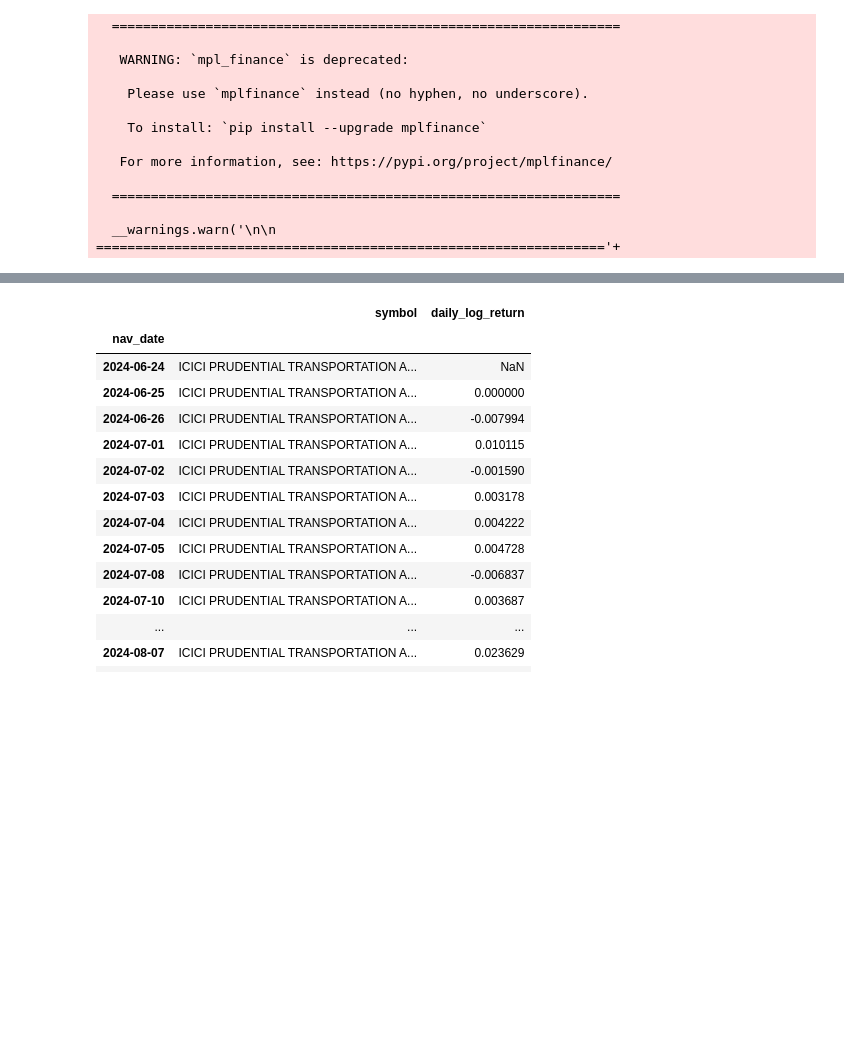
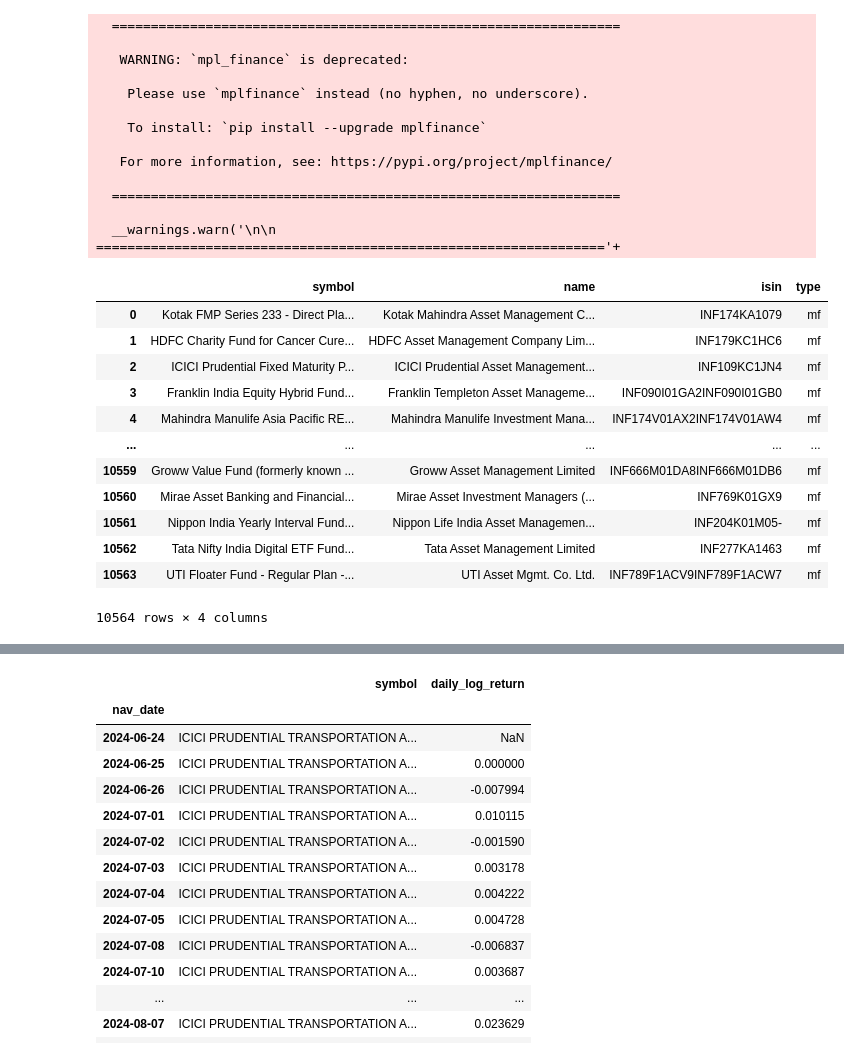
Before and after one commit to santoshbag/mrigAnalytics, a Jupyter notebook: MF.ipynb, the cells around one changed output, grey strips where cells are left out. Saved outputs shown, nothing was run; the diff lists cells and outputs as text; code cells hidden in the pictures; blank space fills up the shorter version.

```diff
--- a/MF.ipynb
+++ b/MF.ipynb
@@ -34,3 +34,24 @@ req = requests.Session()
   =================================================================
 
   __warnings.warn('\n\n  ================================================================='+
+# %%
+sql = '''
+select distinct sm.scheme_name as symbol, sm.amc as name, sm.isin, 'mf' as type from mf_scheme_master sm inner join mf_history sh on sm.scheme_name=sh.scheme_name where sh.nav > 0
+'''
+stocklist = pd.read_sql(sql,engine)
+# stocklist = stocklist.to_json(orient='records')
+stocklist
+# %% [output]
+|  | symbol | name | isin | type |
+| 0 | Kotak FMP Series 233 - Direct Pla... | Kotak Mahindra Asset Management C... | INF174KA1079 | mf |
+| 1 | HDFC Charity Fund for Cancer Cure... | HDFC Asset Management Company Lim... | INF179KC1HC6 | mf |
+| 2 | ICICI Prudential Fixed Maturity P... | ICICI Prudential Asset Management... | INF109KC1JN4 | mf |
+| 3 | Franklin India Equity Hybrid Fund... | Franklin Templeton Asset Manageme... | INF090I01GA2INF090I01GB0 | mf |
+| 4 | Mahindra Manulife Asia Pacific RE... | Mahindra Manulife Investment Mana... | INF174V01AX2INF174V01AW4 | mf |
+| ... | ... | ... | ... | ... |
+| 10559 | Groww Value Fund (formerly known ... | Groww Asset Management Limited | INF666M01DA8INF666M01DB6 | mf |
+| 10560 | Mirae Asset Banking and Financial... | Mirae Asset Investment Managers (... | INF769K01GX9 | mf |
+| 10561 | Nippon India Yearly Interval Fund... | Nippon Life India Asset Managemen... | INF204K01M05- | mf |
+| 10562 | Tata Nifty India Digital ETF Fund... | Tata Asset Management Limited | INF277KA1463 | mf |
+| 10563 | UTI Floater Fund - Regular Plan -... | UTI Asset Mgmt. Co. Ltd. | INF789F1ACV9INF789F1ACW7 | mf |
+10564 rows × 4 columns
```
Also changed, not shown: parts of 1 cell of this notebook, 16 other files.
